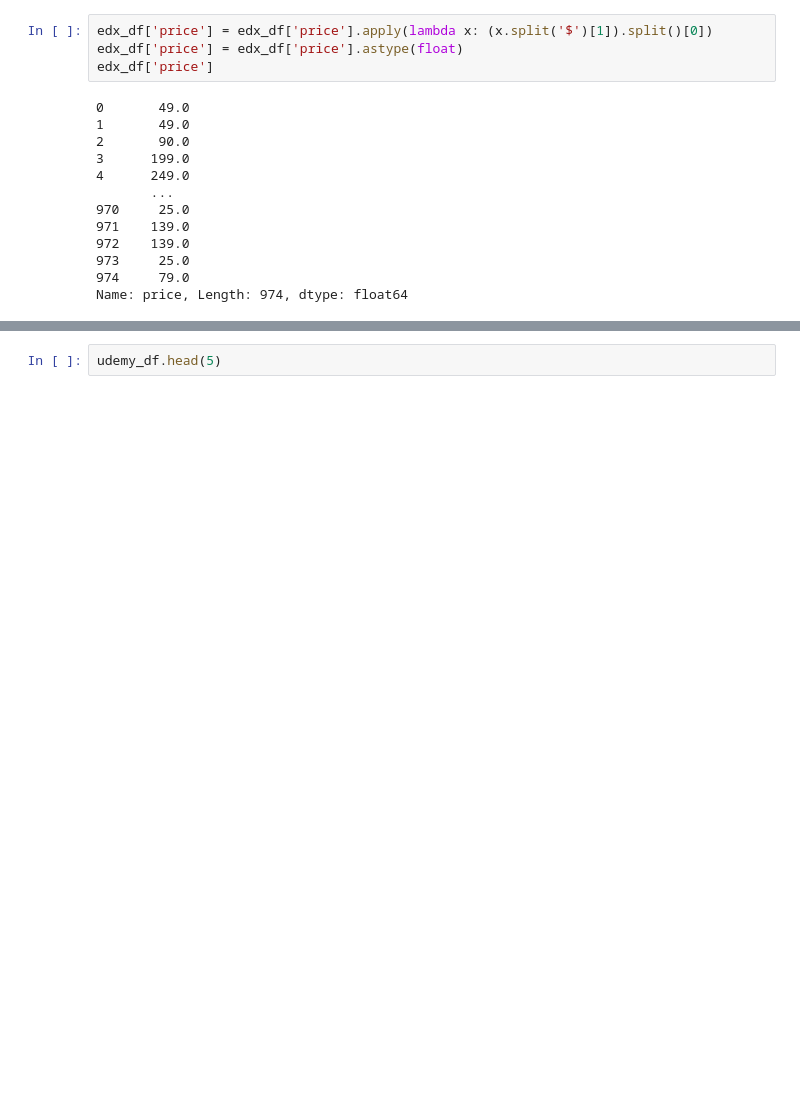
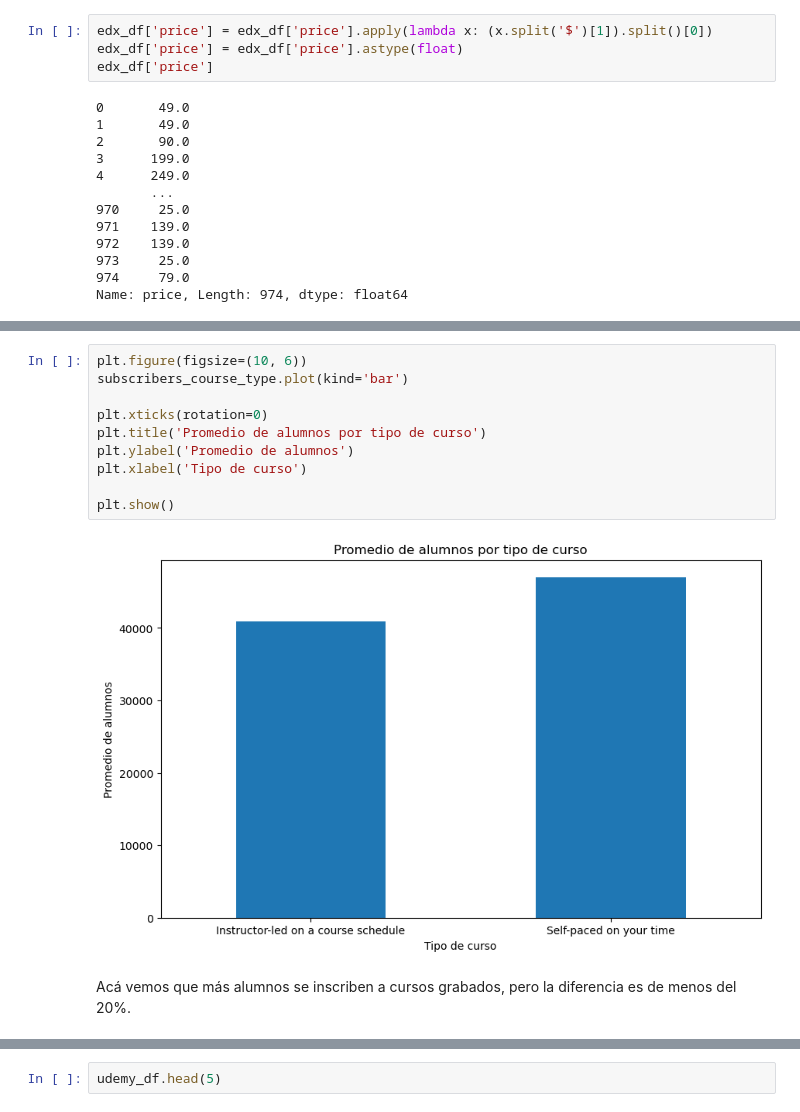
Before and after one commit to HugoGT/PI-02-Data-Analytics, a Jupyter notebook: EDA.ipynb, the cells around one changed output, grey strips where cells are left out. Cells and saved outputs as stored; diff of their text form; blank space fills up the shorter version.

```diff
--- a/EDA.ipynb
+++ b/EDA.ipynb
@@ -110,0 +192,14 @@ Name: price, Length: 974, dtype: float64
+# %%
+plt.figure(figsize=(10, 6))
+subscribers_course_type.plot(kind='bar')
+
+plt.xticks(rotation=0)
+plt.title('Promedio de alumnos por tipo de curso')
+plt.ylabel('Promedio de alumnos')
+plt.xlabel('Tipo de curso')
+
+plt.show()
+# %% [output]
+[figure, added]
+# %% [markdown]
+Acá vemos que más alumnos se inscriben a cursos grabados, pero la diferencia es de menos del 20%.
```
Also changed, not shown: parts of 40 cells of this notebook.
